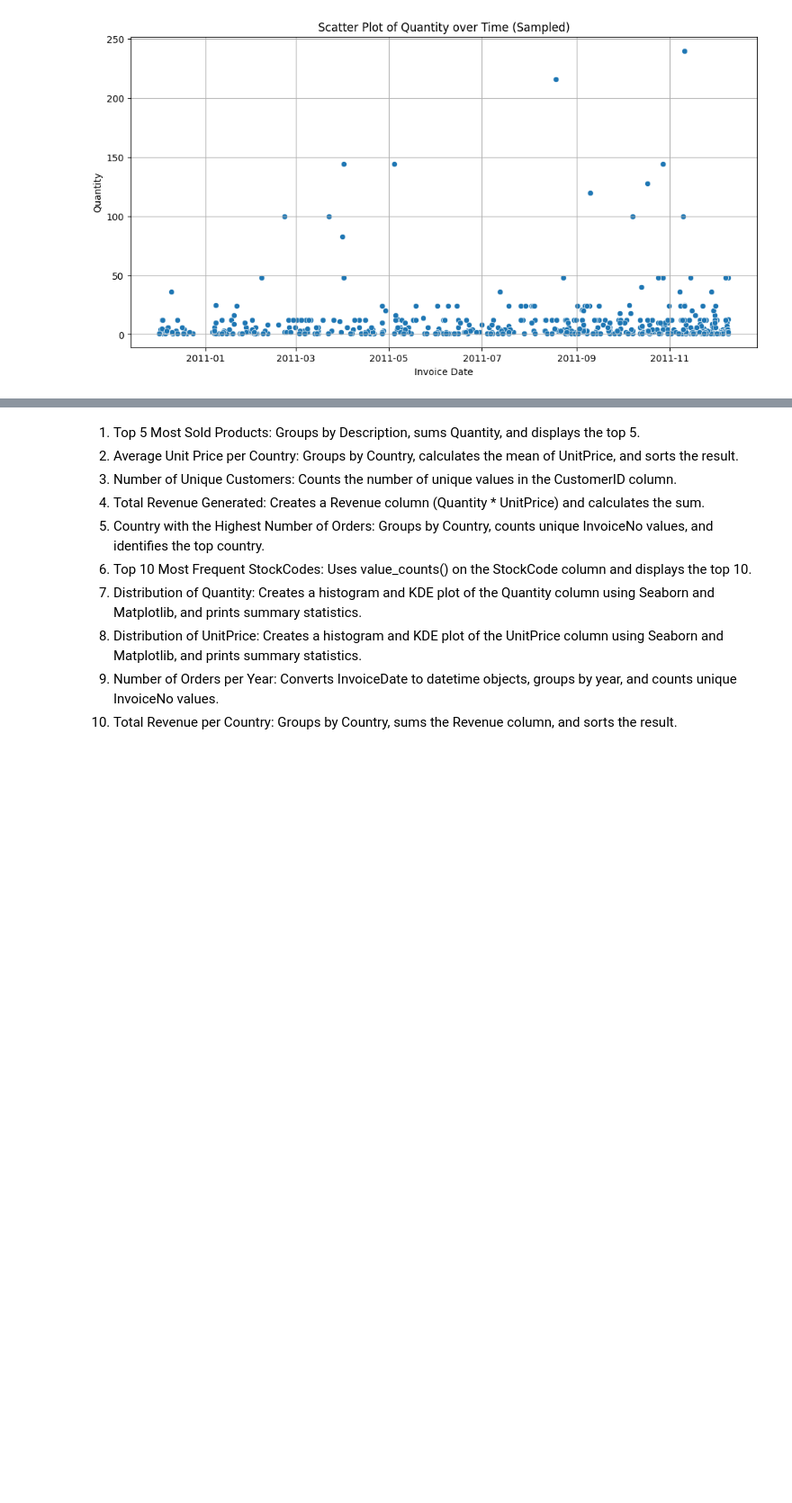
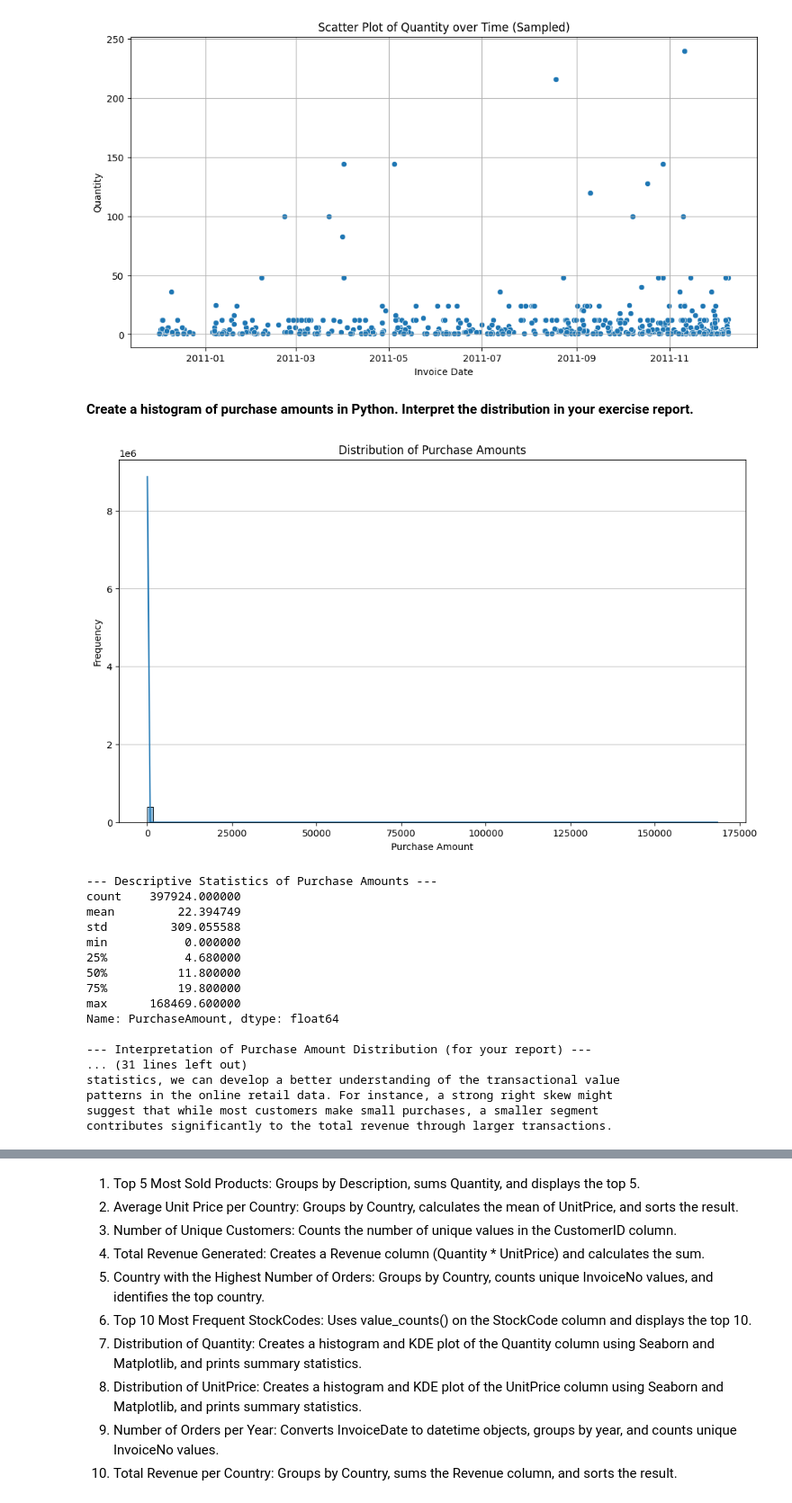
Before and after one commit to amrahmani/Marketing, a Jupyter notebook: AIMarketing_Ch1.ipynb, the cells around one changed output, grey strips where cells are left out. Shown at 90% size. Cells and saved outputs as stored; diff of their text form; code cells hidden in the pictures; blank space fills up the shorter version.

```diff
--- a/AIMarketing_Ch1.ipynb
+++ b/AIMarketing_Ch1.ipynb
@@ -201,3 +203,83 @@ plt.show()
 [figure]
 [figure]
 [figure]
+# %% [markdown]
+**Create a histogram of purchase amounts in Python. Interpret the distribution in your exercise report.**
+# %%
+import pandas as pd
+import matplotlib.pyplot as plt
+import seaborn as sns
+
+# Calculate Purchase Amount
+df_cleaned['PurchaseAmount'] = df_cleaned['Quantity'] * df_cleaned['UnitPrice']
+
+# --- Histogram of Purchase Amounts ---
+plt.figure(figsize=(12, 7))
+sns.histplot(df_cleaned['PurchaseAmount'], bins=100, kde=True)
+plt.title('Distribution of Purchase Amounts')
+plt.xlabel('Purchase Amount')
+plt.ylabel('Frequency')
+plt.grid(axis='y', alpha=0.75)
+plt.show()
+
+# --- Descriptive Statistics of Purchase Amounts ---
+print("\n--- Descriptive Statistics of Purchase Amounts ---")
+print(df_cleaned['PurchaseAmount'].describe())
+
+# --- Interpretation of the Distribution (for your report) ---
+print("\n--- Interpretation of Purchase Amount Distribution (for your report) ---")
+print("""
+The histogram of purchase amounts reveals the distribution of the total value
+of individual transactions in the dataset. By observing the shape of the
+histogram, we can gain insights into the typical spending behavior of
+customers.
+
+Key aspects to consider in the interpretation include:
+
+1.  **Shape of the Distribution:** Is it symmetric, skewed to the left (negatively skewed),
+    or skewed to the right (positively skewed)? A right-skewed distribution,
+    which is common in sales data, indicates that most transactions are of
+    smaller amounts, with a long tail extending towards larger purchases.
+
+2.  **Central Tendency:** The mean and median purchase amounts (provided in the
+    descriptive statistics) indicate the typical transaction value. If the mean
+    is significantly higher than the median, it further suggests a right-skewed
+    distribution with some large purchases pulling the average upwards.
+
+3.  **Spread or Variability:** The standard deviation and the interquartile range (IQR)
+    give an idea of how spread out the purchase amounts are. A larger standard
+    deviation indicates greater variability in transaction values.
+
+4.  **Presence of Multiple Modes:** The histogram might show multiple peaks (modes),
+    which could indicate different segments of purchasing behavior or common
+    transaction values.
+
+5.  **Outliers:** The histogram can help identify potential outliers, which are
+    transactions with exceptionally high purchase amounts. These might warrant
+    further investigation.
+
+By analyzing these aspects of the histogram and the corresponding descriptive
+statistics, we can develop a better understanding of the transactional value
+patterns in the online retail data. For instance, a strong right skew might
+suggest that while most customers make small purchases, a smaller segment
+contributes significantly to the total revenue through larger transactions.
+""")
+# %% [output]
+[figure, added]
+--- Descriptive Statistics of Purchase Amounts ---
+count    397924.000000
+mean         22.394749
+std         309.055588
+min           0.000000
+25%           4.680000
+50%          11.800000
+75%          19.800000
+max      168469.600000
+Name: PurchaseAmount, dtype: float64
+
+--- Interpretation of Purchase Amount Distribution (for your report) ---
+... (31 lines left out)
+statistics, we can develop a better understanding of the transactional value
+patterns in the online retail data. For instance, a strong right skew might
+suggest that while most customers make small purchases, a smaller segment
+contributes significantly to the total revenue through larger transactions.
```
Also changed, not shown: parts of 5 cells of this notebook.
